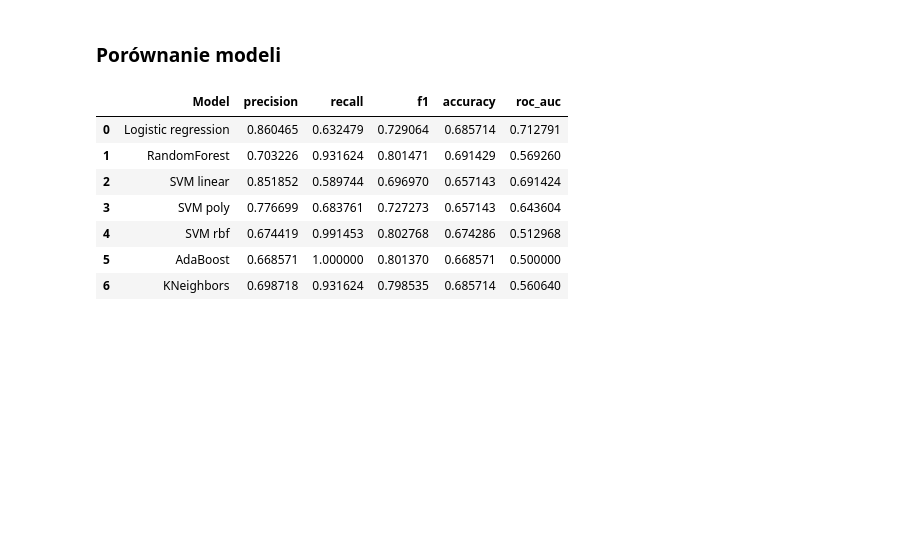
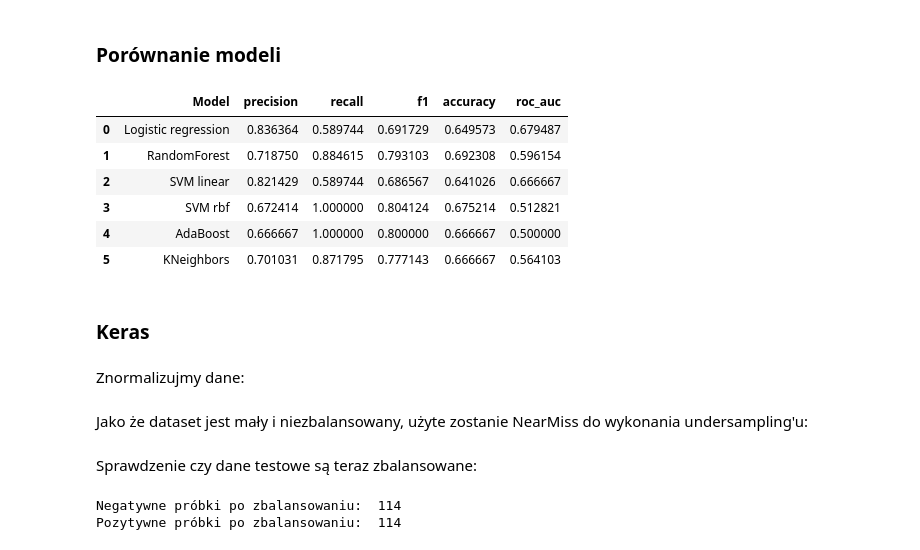
Before and after one commit to IdleSolution/psi-projekt, a Jupyter notebook: project.ipynb, the cells around one changed output. Saved outputs shown, nothing was run; the diff lists cells and outputs as text; code cells hidden in the pictures; blank space fills up the shorter version.

```diff
--- a/project.ipynb
+++ b/project.ipynb
@@ -147,7 +141,6 @@ Usuńmy Albumin_and_Globulin_Ratio, Alamine_Aminotransferase oraz Total_Bilirubi
 # %%
 data.drop("Albumin_and_Globulin_Ratio", inplace=True, axis=1)
 data.drop("Alamine_Aminotransferase", inplace=True, axis=1)
-data.drop("Total_Bilirubin", inplace=True, axis=1)
 # %%
 data.info()
 # %% [output]
@@ -343,7 +283,7 @@ pipe = Pipeline([('preprocessing', StandardScaler()), ('classifier', SVC(kernel=
 
 param_grid = {
             'preprocessing': [StandardScaler(), None],
-            'classifier__C': [1, 10, 100, 1000, 10000],
+            'classifier__C': [1, 10, 100],
 }
 
 svm_linear = GridSearchCV(pipe, param_grid, cv=kfold, return_train_score=True, scoring='f1')
@@ -360,24 +300,24 @@ metrics.precision_score(y_test , svm_linear.best_estimator_.predict(X_test))
 # %% [markdown]
 SVM poly
 # %%
-pipe = Pipeline([('preprocessing', StandardScaler()), ('classifier', SVC(kernel='poly', class_weight='balanced'))])
+# pipe = Pipeline([('preprocessing', StandardScaler()), ('classifier', SVC(kernel='poly', class_weight='balanced'))])
 
-param_grid = {
-            'preprocessing': [StandardScaler(), None],
-            'classifier__C': [1, 10],
-            'classifier__coef0': [0.001, 0.001, 0.01, 0.1, 1, 10],
-            'classifier__degree': [1, 2, 3, 4, 5, 6],
-}
+# param_grid = {
+#             'preprocessing': [StandardScaler(), None],
+#             'classifier__C': [1, 10],
+#             'classifier__coef0': [0.001, 0.001, 0.01, 0.1, 1, 10],
+#             'classifier__degree': [1, 2, 3, 4, 5, 6],
+# }
 
-svm_poly = GridSearchCV(pipe, param_grid, cv=kfold, return_train_score=True, scoring='f1')
+# svm_poly = GridSearchCV(pipe, param_grid, cv=kfold, return_train_score=True, scoring='f1')
 
-svm_poly.fit(X_train, y_train)
-print(svm_poly.best_params_)
+# svm_poly.fit(X_train, y_train)
+# print(svm_poly.best_params_)
 
 
-y_pred_svm_poly = svm_poly.predict(X_test)
+# y_pred_svm_poly = svm_poly.predict(X_test)
 
-metrics.precision_score(y_test , svm_poly.best_estimator_.predict(X_test))
+# metrics.precision_score(y_test , svm_poly.best_estimator_.predict(X_test))
 # %% [markdown]
 <h3>SVM rbf</h3>
 # %%
@@ -386,8 +326,8 @@ pipe = Pipeline([('preprocessing', StandardScaler()), ('classifier', SVC(kernel=
 
 param_grid = {
             'preprocessing': [StandardScaler(), None],
-            'classifier__C': [0.001, 0.001, 0.01, 0.1, 1, 10],
-            'classifier__gamma': [0.0001, 0.001, 0.001, 0.01, 0.1, 1, 10, 100],
+            'classifier__C': [0.001, 0.01, 0.1, 1, 10],
+            'classifier__gamma': [0.001, 0.001, 0.01, 0.1, 1, 10],
 }
 
 svm_rbf = GridSearchCV(pipe, param_grid, cv=kfold, return_train_score=True, scoring='f1')
@@ -476,21 +416,24 @@ for name, model, pred in models:
 # %%
 d = {
     'precision': precision,
     'recall': recall,
     'f1': f1,
     'accuracy' : accuracy,
     'roc_auc' : roc_auc
 }
 df = pd.DataFrame(data=d)
-df.insert(loc=0, column='Model', value=['Logistic regression', 'RandomForest', 'SVM linear', 'SVM poly', 'SVM rbf',
+df.insert(loc=0, column='Model', value=['Logistic regression', 'RandomForest', 'SVM linear', 'SVM rbf',
                                      'AdaBoost','KNeighbors'])
 df
 # %% [output]
 |  | Model | precision | recall | f1 | accuracy | roc_auc |
-| 0 | Logistic regression | 0.860465 | 0.632479 | 0.729064 | 0.685714 | 0.712791 |
-| 1 | RandomForest | 0.703226 | 0.931624 | 0.801471 | 0.691429 | 0.569260 |
-| 2 | SVM linear | 0.851852 | 0.589744 | 0.696970 | 0.657143 | 0.691424 |
-| 3 | SVM poly | 0.776699 | 0.683761 | 0.727273 | 0.657143 | 0.643604 |
-| 4 | SVM rbf | 0.674419 | 0.991453 | 0.802768 | 0.674286 | 0.512968 |
-| 5 | AdaBoost | 0.668571 | 1.000000 | 0.801370 | 0.668571 | 0.500000 |
-| 6 | KNeighbors | 0.698718 | 0.931624 | 0.798535 | 0.685714 | 0.560640 |
+| 0 | Logistic regression | 0.836364 | 0.589744 | 0.691729 | 0.649573 | 0.679487 |
+| 1 | RandomForest | 0.718750 | 0.884615 | 0.793103 | 0.692308 | 0.596154 |
+| 2 | SVM linear | 0.821429 | 0.589744 | 0.686567 | 0.641026 | 0.666667 |
+| 3 | SVM rbf | 0.672414 | 1.000000 | 0.804124 | 0.675214 | 0.512821 |
+| 4 | AdaBoost | 0.666667 | 1.000000 | 0.800000 | 0.666667 | 0.500000 |
+| 5 | KNeighbors | 0.701031 | 0.871795 | 0.777143 | 0.666667 | 0.564103 |
+# %% [markdown]
+<h3>Keras</h3>
+# %% [markdown]
+Znormalizujmy dane:
@@ -496,0 +455,2 @@ df
+# %% [markdown]
+Jako że dataset jest mały i niezbalansowany, użyte zostanie NearMiss do wykonania undersampling'u:
@@ -496,0 +461,15 @@ df
+# %% [markdown]
+Sprawdzenie czy dane testowe są teraz zbalansowane:
+# %%
+negative_imbalanced=0
+positive_imbalanced=0
+for i in range(y_near.shape[0]):
+    if y_near[i] == 0:
+        negative_imbalanced += 1
+    if y_near[i] == 1:
+        positive_imbalanced += 1
+print ('Negatywne próbki po zbalansowaniu: ', negative_imbalanced)
+print ('Pozytywne próbki po zbalansowaniu: ', positive_imbalanced)
+# %% [output]
+Negatywne próbki po zbalansowaniu:  114
+Pozytywne próbki po zbalansowaniu:  114
```
Also changed, not shown: parts of 28 cells of this notebook.
